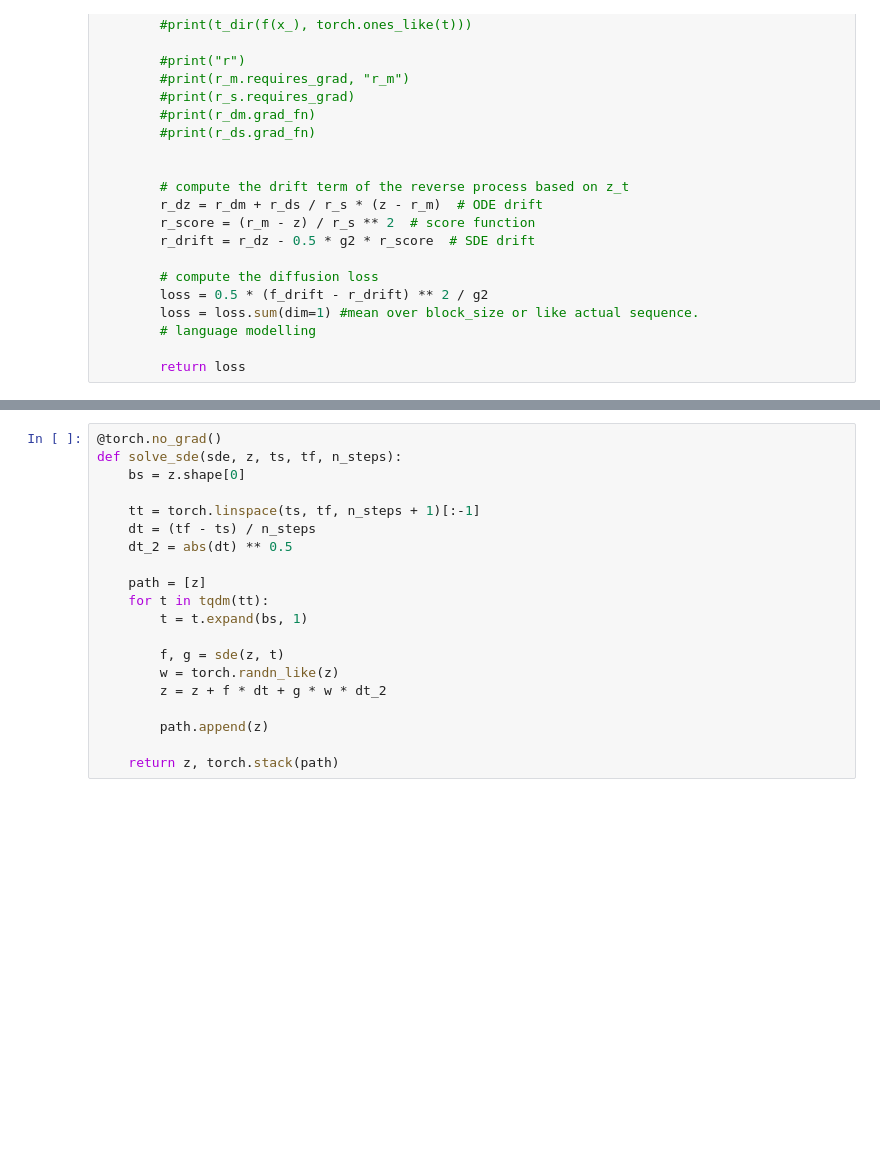
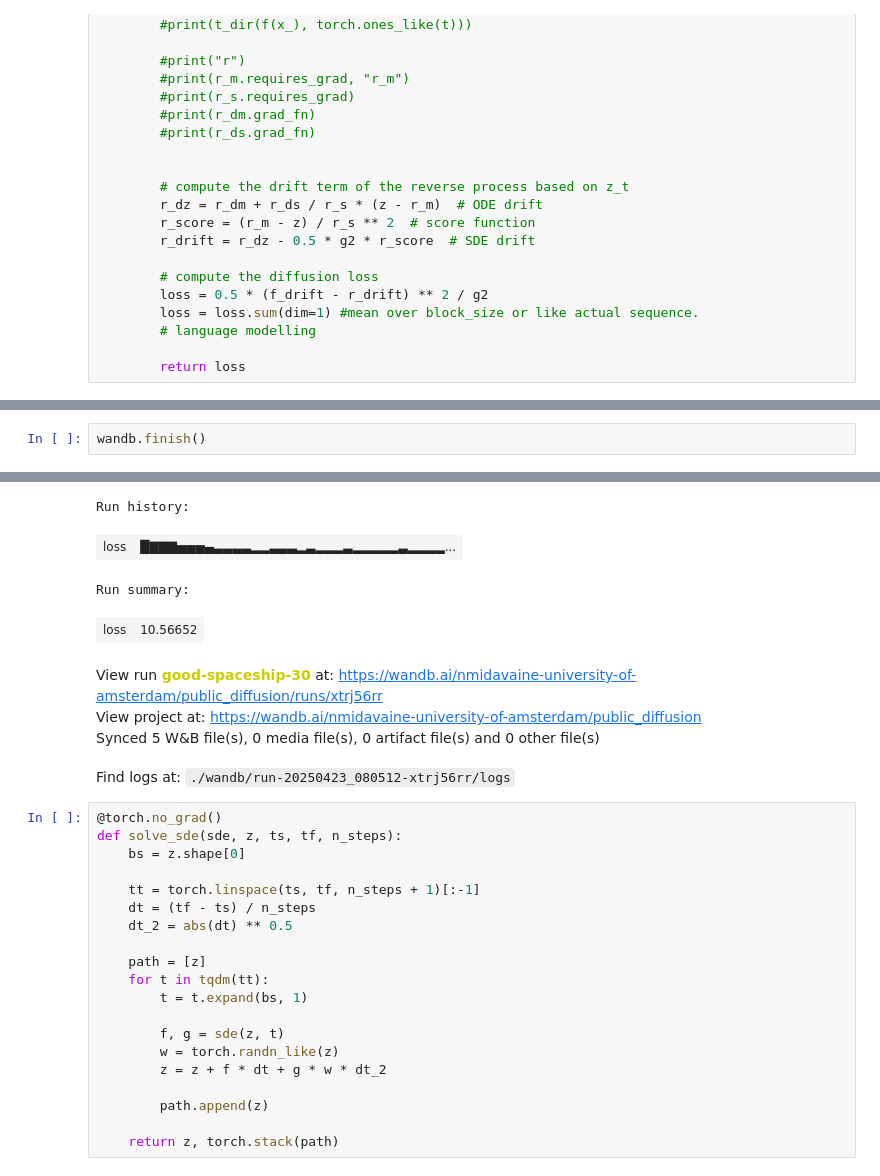
Before and after one commit to Nesta-gitU/discrete_diffusion, a Jupyter notebook: notebooks/nfdm_from_scratch.ipynb, the cells around one changed output, grey strips where cells are left out. Cells and saved outputs as stored; diff of their text form; blank space fills up the shorter version.

```diff
--- a/notebooks/nfdm_from_scratch.ipynb
+++ b/notebooks/nfdm_from_scratch.ipynb
@@ -259,0 +402,3 @@ View run at https://wandb.ai/nmidavaine-university-of-amsterdam/public_diffusion
+# %%
+wandb.finish()
+# %% [output]
@@ -260,3 +406,11 @@ View run at https://wandb.ai/nmidavaine-university-of-amsterdam/public_diffusion
+Run history:
+| loss | █▇▇▇▅▅▅▄▃▃▃▃▂▂▃▃▃▂▃▂▂▂▃▂▂▂▂▂▃▂▂▂▂... |
+Run summary:
+| loss | 10.56652 |
+View run good-spaceship-30 at: https://wandb.ai/nmidavaine-university-of-amsterdam/public_diffusion/runs/xtrj56rr
+View project at: https://wandb.ai/nmidavaine-university-of-amsterdam/public_diffusion
+Synced 5 W&B file(s), 0 media file(s), 0 artifact file(s) and 0 other file(s)
+Find logs at: ./wandb/run-20250423_080512-xtrj56rr/logs
 # %%
 @torch.no_grad()
 def solve_sde(sde, z, ts, tf, n_steps):
```
Also changed, not shown: parts of 9 cells of this notebook, 5 other files.
